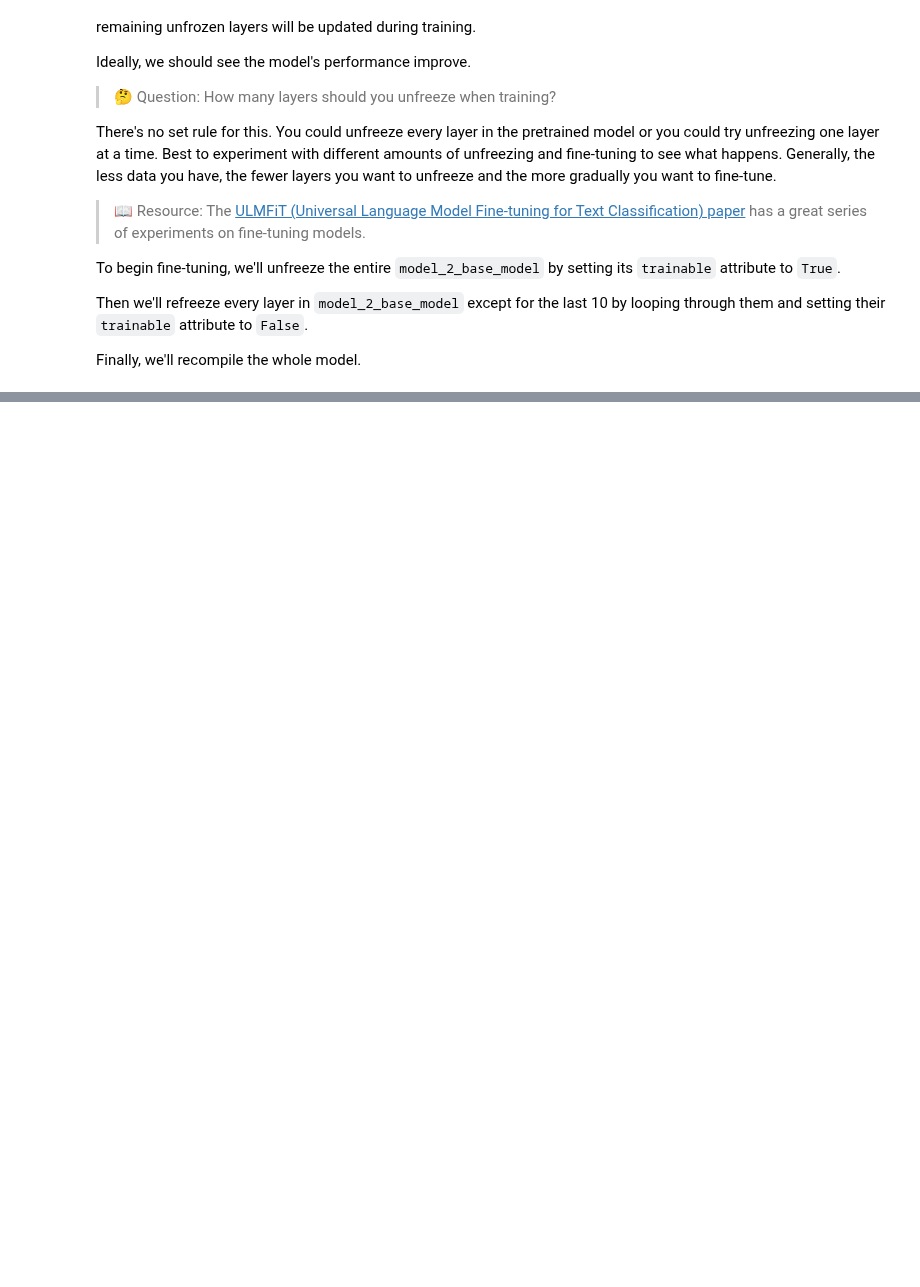
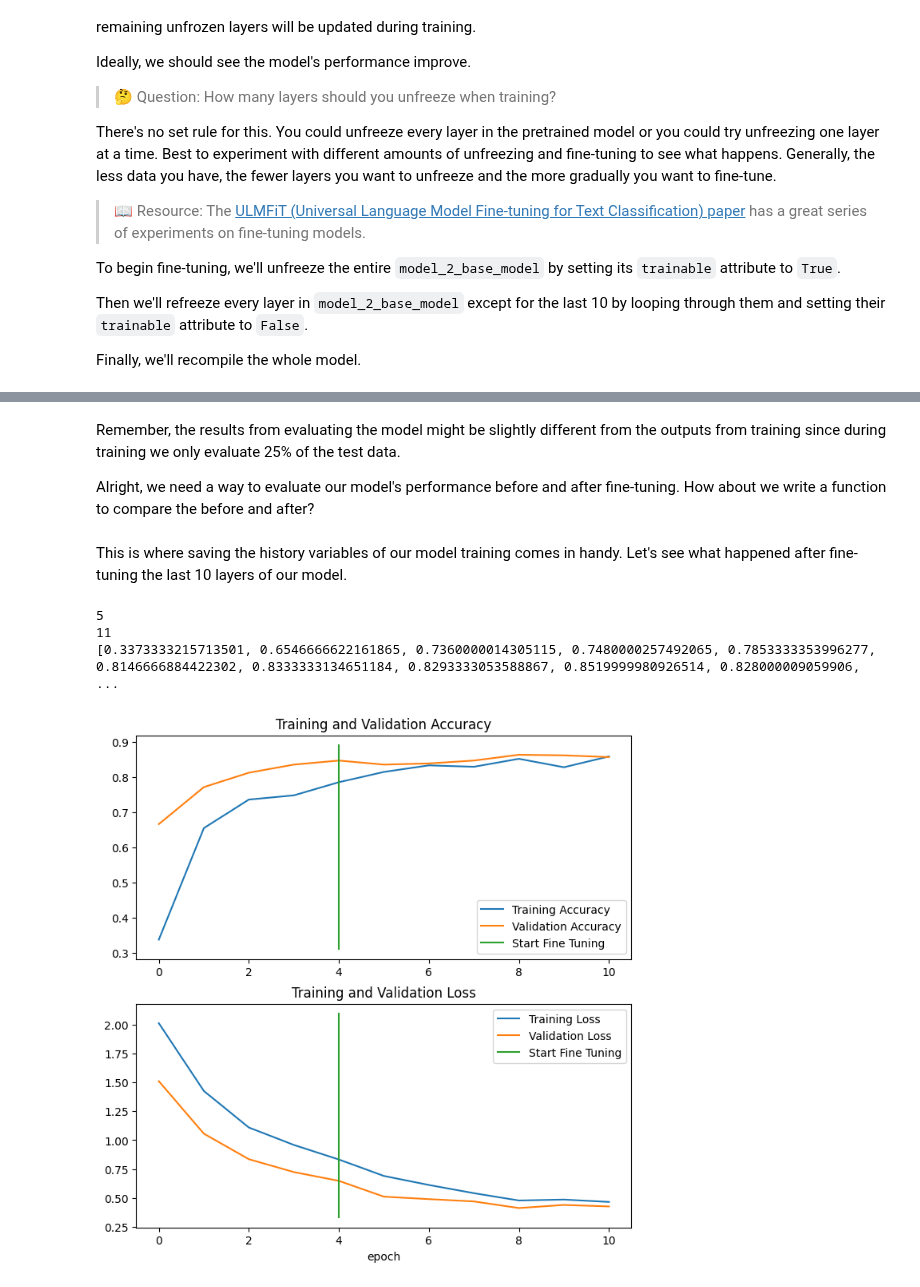
Before and after one commit to yhs2773/TensorFlow-for-Deep-Learning, a Jupyter notebook: Notebooks/05. Transfer Learning with TensorFlow Part 2 - Fine-tuning.ipynb, the cells around one changed output, grey strips where cells are left out. Cells and saved outputs as stored; diff of their text form; code cells hidden in the pictures; blank space fills up the shorter version.

```diff
--- a/Notebooks/05. Transfer Learning with TensorFlow Part 2 - Fine-tuning.ipynb
+++ b/Notebooks/05. Transfer Learning with TensorFlow Part 2 - Fine-tuning.ipynb
@@ -1282,3 +1282,17 @@ To begin fine-tuning, we'll unfreeze the entire `model_2_base_model` by setting
 Then we'll refreeze every layer in `model_2_base_model` except for the last 10 by looping through them and setting their `trainable` attribute to `False`.
 
 Finally, we'll recompile the whole model.
+# %%
+# Make all the layers in model_2_base_model trainable
+model_2_base_model.trainable = True
+
+# Freeze all the layers except for the last 10
+for layer in model_2_base_model.layers[:-10]:
+    layer.trainable = False
+
+# Recompile the whole model (always recompile after any adjustments to a model)
+model_2.compile(
+    optimizer=tf.keras.optimizers.Adam(learning_rate=0.0001), # lr is 10x lower than before for fine-tuning
+    loss='categorical_crossentropy',
+    metrics=['accuracy']
+)
@@ -1284,0 +1349,13 @@ Finally, we'll recompile the whole model.
+# %%
+# Fine tune for another 5 epochs
+fine_tune_epochs = initial_epochs + 5
+
+# Refit the model (same as model_2 except with more trainable layers)
+history_fine_10_percent_data_aug = model_2.fit(
+    train_data_10_percent,
+    epochs=fine_tune_epochs,
+    validation_data=test_data,
+    validation_steps=int(0.25 * len(test_data)),
+    initial_epoch=history_10_percent_data_aug.epoch[-1],                                            # start from previous last epoch
+    callbacks=[create_tensorboard_callback("transfer_learning", "10_percent_fine_tune_last_10")]    # name experiment appropriately
+)
@@ -1284,0 +1385,4 @@ Finally, we'll recompile the whole model.
+# %% [markdown]
+Remember, the results from evaluating the model might be slightly different from the outputs from training since during training we only evaluate 25% of the test data.
+
+Alright, we need a way to evaluate our model's performance before and after fine-tuning. How about we write a function to compare the before and after?
@@ -1284,0 +1433,11 @@ Finally, we'll recompile the whole model.
+# %% [markdown]
+This is where saving the history variables of our model training comes in handy. Let's see what happened after fine-tuning the last 10 layers of our model.
+# %%
+compare_histories(original_history=history_10_percent_data_aug,
+                  new_history=history_fine_10_percent_data_aug,
+                  initial_epochs=5)
+# %% [output]
+5
+11
+[0.3373333215713501, 0.6546666622161865, 0.7360000014305115, 0.7480000257492065, 0.7853333353996277, 0.8146666884422302, 0.8333333134651184, 0.8293333053588867, 0.8519999980926514, 0.828000009059906,  ...
+[figure, added]
```
Also changed, not shown: parts of 33 cells of this notebook.
